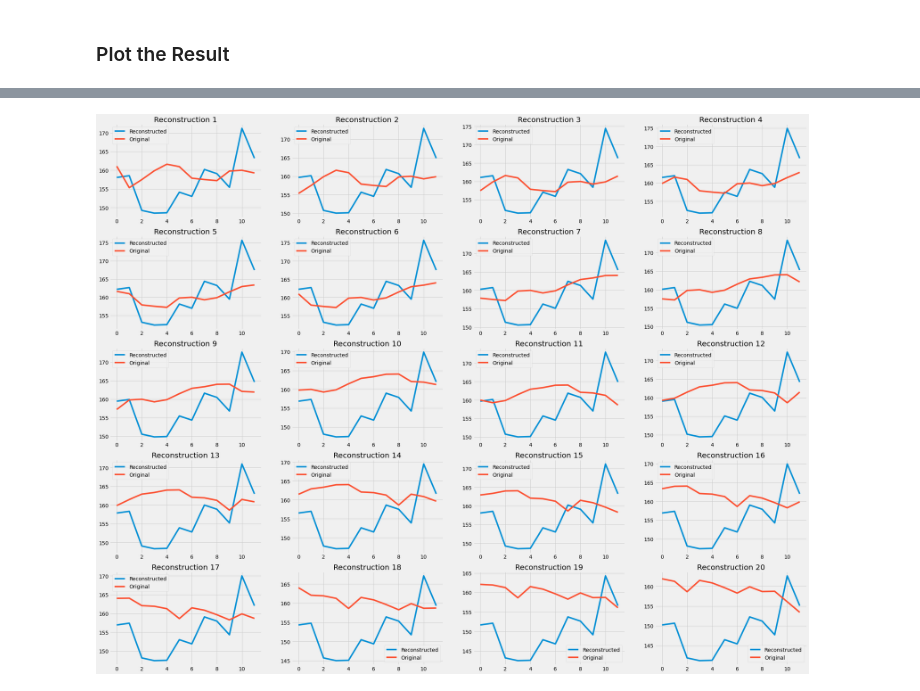
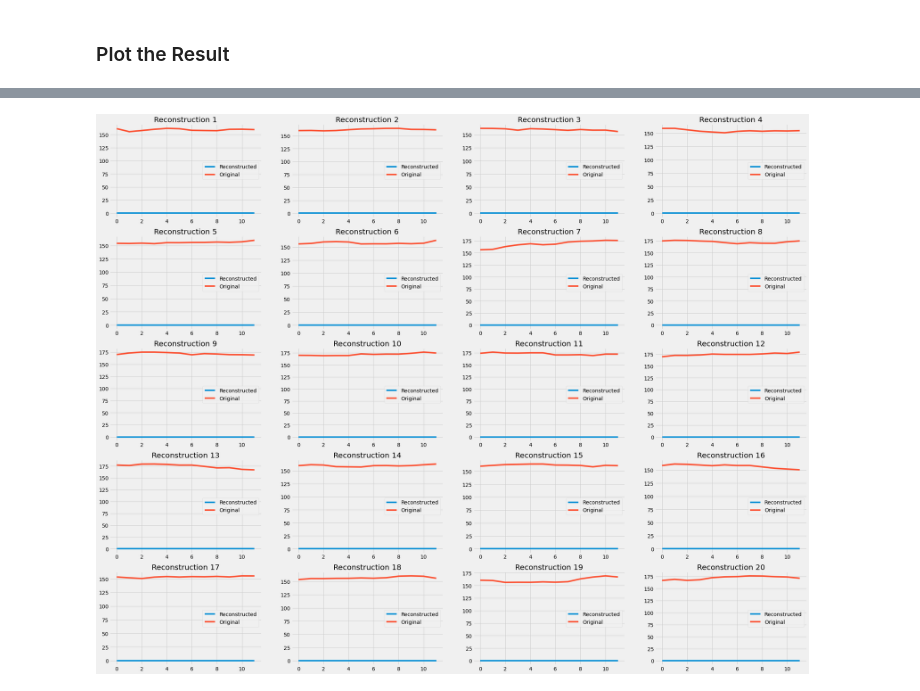
Before and after one commit to Lenflammeur/UCL-MSc_Project, a Jupyter notebook: TCN_AE.ipynb, the cells around one changed output, grey strips where cells are left out. Cells and saved outputs as stored; diff of their text form; code cells hidden in the pictures.

```diff
--- a/TCN_AE.ipynb
+++ b/TCN_AE.ipynb
@@ -162,3 +138,19 @@ model = Model(inputs=[i], outputs=[m])
+# %%
+model = keras.models.Sequential()
+model.add(keras.layers.InputLayer(input_shape=[12, 1]))
+model.add(TCN())
+model.add(keras.layers.Reshape((64, 1), input_shape=(64, )))
+model.add(keras.layers.Conv1D(filters=1, kernel_size=1, activation='relu', input_shape=(1, 1)))
+
+#model.add(keras.layers.Dense(1, activation='linear'))
+model.add(keras.layers.AveragePooling1D(pool_size=64))
+model.add(keras.layers.UpSampling1D(64))
+model.add(TCN())
+model.add(keras.layers.Reshape((64, 1), input_shape=(64, )))
+model.add(keras.layers.Conv1D(filters=1, kernel_size=1, activation='relu', input_shape=(64, 1)))
+model.add(keras.layers.Flatten())
+model.add(keras.layers.Dense(12, activation='linear'))
+model.add(keras.layers.Reshape((12, 1), input_shape=(12, )))
 # %%
 model.summary()
 tf.keras.utils.plot_model(model, show_shapes=True)
@@ -192,7 +183,7 @@ model.compile(loss=tf.losses.MeanSquaredError(),
 print('Train...')
 history = model.fit(X_train,
                     y_train,
-                    epochs=100,
+                    epochs=5,
                     validation_data=(X_val, y_val))
 # %% [output]
 Train...
@@ -229,13 +214,3 @@ plt.show()
 predict = model.predict(X_test)
 # %% [markdown]
 ### Plot the Result
-# %%
-plt.style.use("fivethirtyeight")
-plt.figure(figsize = (15,7))
-plt.plot(predict)
-plt.plot(y_test)
-plt.title('Apple close values (in USD)')
-plt.legend(['predicted', 'actual'])
-plt.xlabel("Day")
-plt.ylabel("Apple close values (in USD)")
-plt.show()
@@ -329,11 +217,11 @@ predict_inverse = model_inverse.predict(y_test_inverse_reshaped)
 # %%
 plt.style.use("fivethirtyeight")
 axes = plt.subplots(5, 4, figsize = (30, 25))[1]
 for i, ax in enumerate(axes.flatten()):
-    ax.plot(predict_inverse[i])
-    ax.plot(X_test[i])
+    ax.plot(predict[(9*i)%114])
+    ax.plot(X_test[(9*i)%114])
     ax.set_title('Reconstruction {}'.format(i+1))
     ax.legend(['Reconstructed', 'Original'])
 plt.show()
 # %% [output]
-[figure, old version]
+[figure, new version]
```
Also changed, not shown: parts of 22 cells of this notebook, 1 other file.
